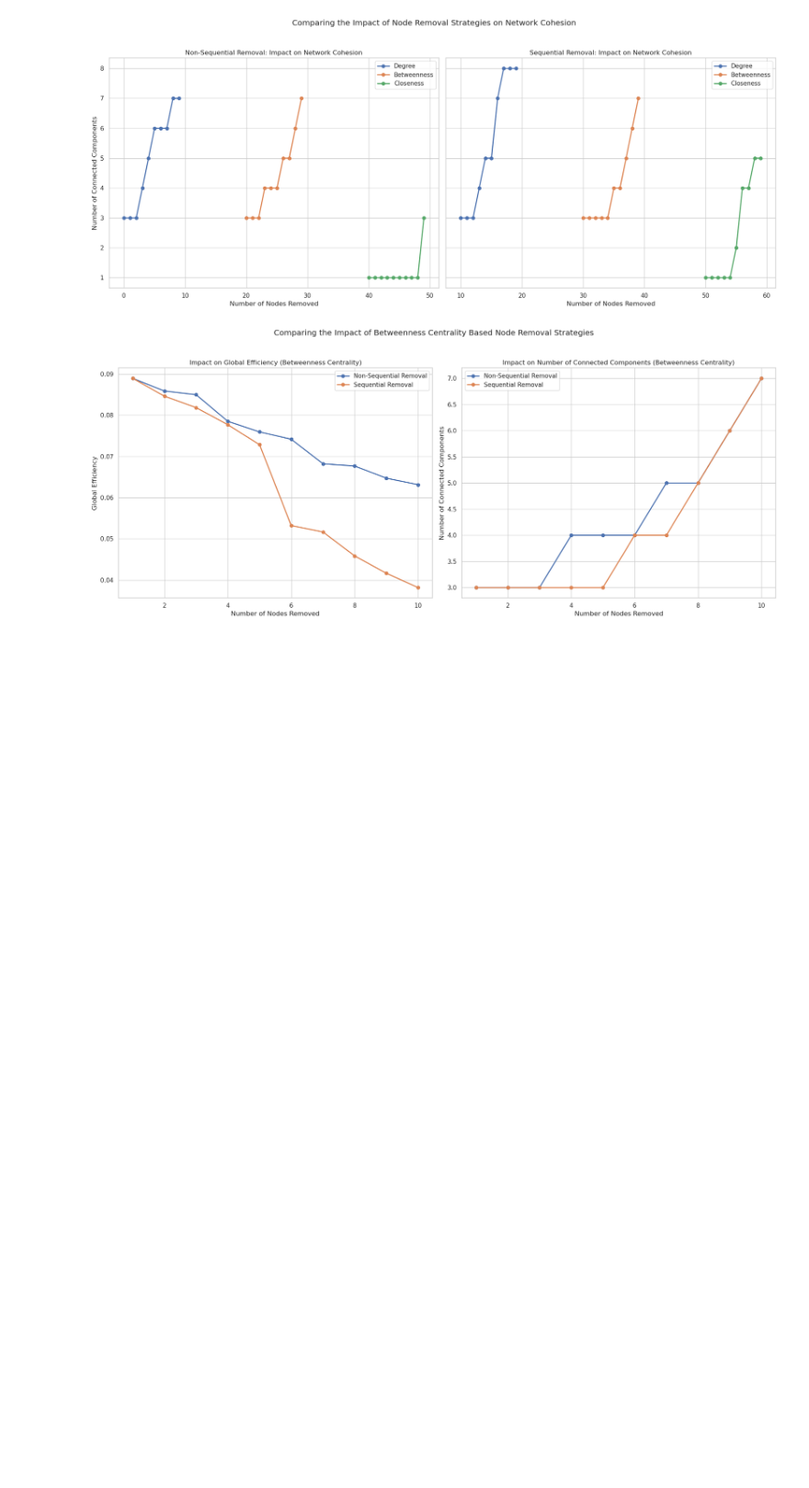
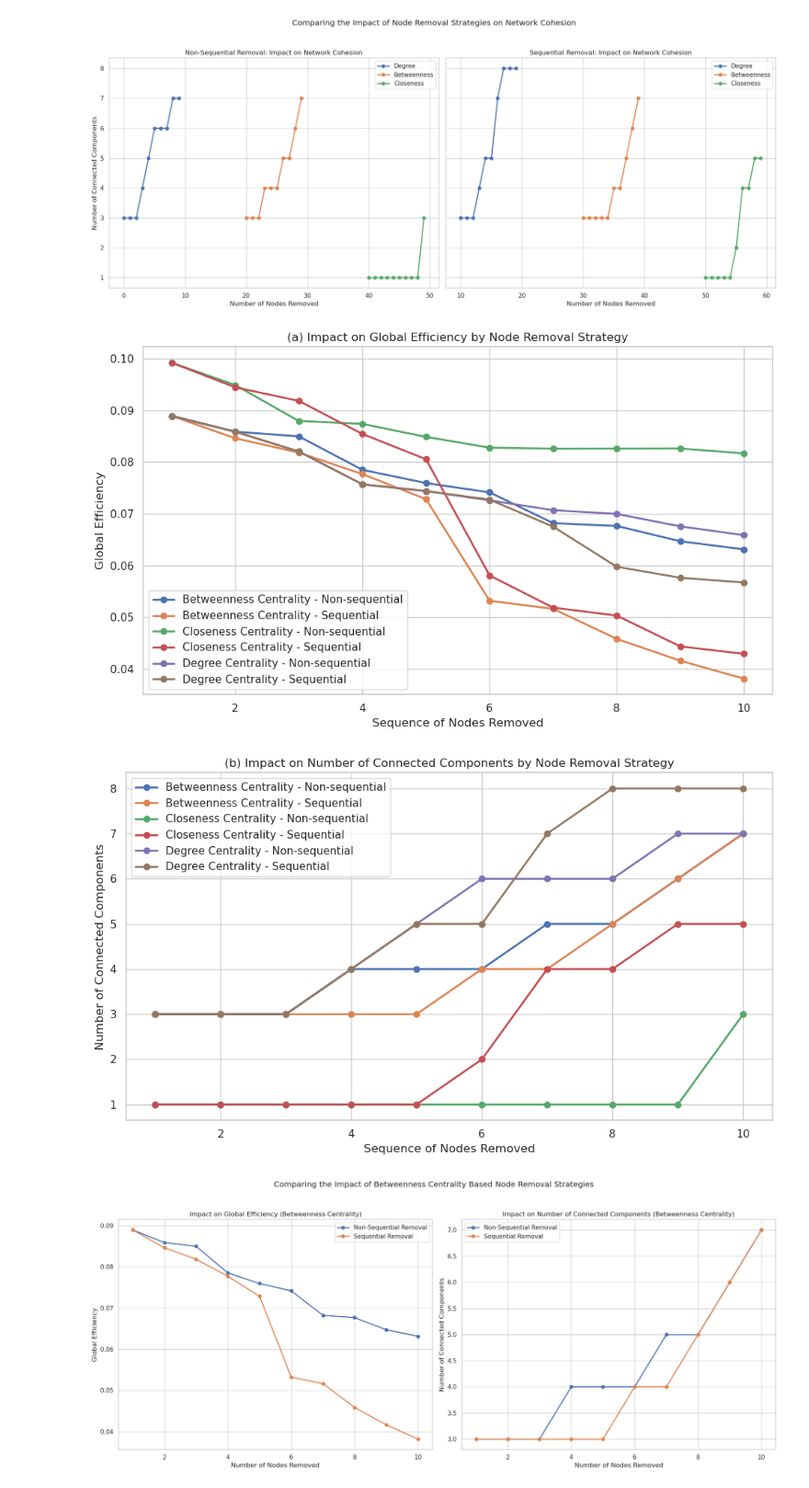
Before and after one commit to gordenleee/Urban_Simulation_Assessment, a Jupyter notebook: Part1.ipynb, the cells around one changed output. Shown at 92% size. Drawn from its saved outputs; the diff is of its cells as text; code cells hidden in the pictures; blank space fills up the shorter version.

```diff
--- a/Part1.ipynb
+++ b/Part1.ipynb
@@ -987,6 +988,50 @@ plt.tight_layout(rect=[0, 0.03, 1, 0.95])  # Adjust the layout to make room for
 plt.show()
 # %% [output]
 [figure]
+# %%
+efficiency_plot_path = 'Data/global_efficiency_plot.png'
+components_plot_path = 'Data/connected_components_plot.png'
+
+# Plotting Global Efficiency and saving the figure
+plt.figure(figsize=(10, 6))
+for (centrality_measure, strategy), group_data in all_results_df.groupby(['centrality_measure', 'strategy']):
+    standardized_label = f'{centrality_measure.capitalize()} Centrality - {strategy.capitalize()}'
+    plt.plot(
+        range(1, len(group_data) + 1),
+        group_data['global_efficiency'],
+        label=standardized_label,
+        marker='o', linestyle='-', linewidth=2
+    )
+plt.title('(a) Impact on Global Efficiency by Node Removal Strategy')
+plt.xlabel('Sequence of Nodes Removed')
+plt.ylabel('Global Efficiency')
+plt.legend()
+plt.tight_layout()
+plt.savefig(efficiency_plot_path)  # Save before showing
+plt.show()
+plt.close()
+
+# Plotting Number of Connected Components and saving the figure
+plt.figure(figsize=(10, 6))
+for (centrality_measure, strategy), group_data in all_results_df.groupby(['centrality_measure', 'strategy']):
+    standardized_label = f'{centrality_measure.capitalize()} Centrality - {strategy.capitalize()}'
+    plt.plot(
+        range(1, len(group_data) + 1),
+        group_data['number_of_connected_components'],
+        label=standardized_label,
+        marker='o', linestyle='-', linewidth=2
+    )
+plt.title('(b) Impact on Number of Connected Components by Node Removal Strategy')
+plt.xlabel('Sequence of Nodes Removed')
+plt.ylabel('Number of Connected Components')
+plt.legend()
+plt.tight_layout()
+plt.savefig(components_plot_path)  # Save before showing
+plt.show()
+plt.close()
+# %% [output]
+[figure, added]
+[figure, added]
 # %%
 # Ensure the seaborn style is set for nice visuals
 sns.set(style="whitegrid")
```
Also changed, not shown: parts of 7 cells of this notebook, 1 other file.
